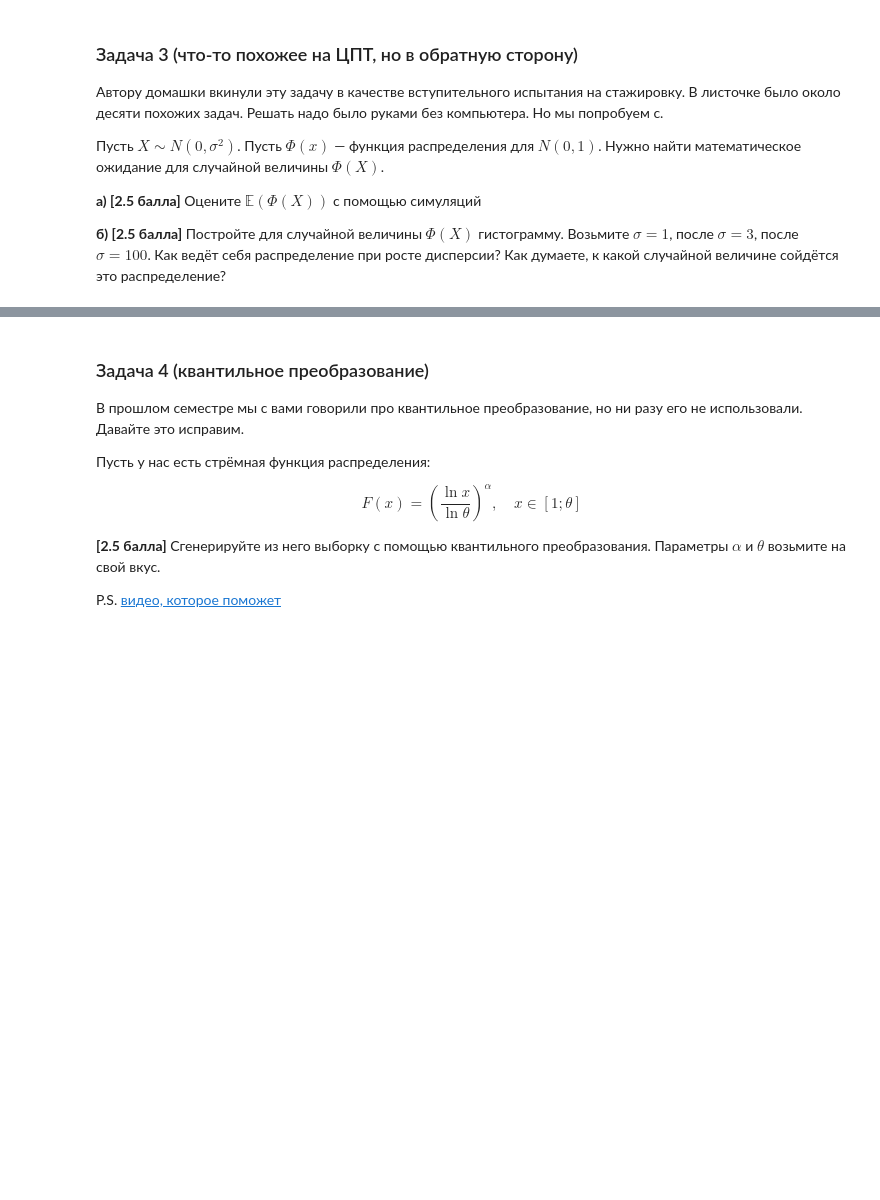
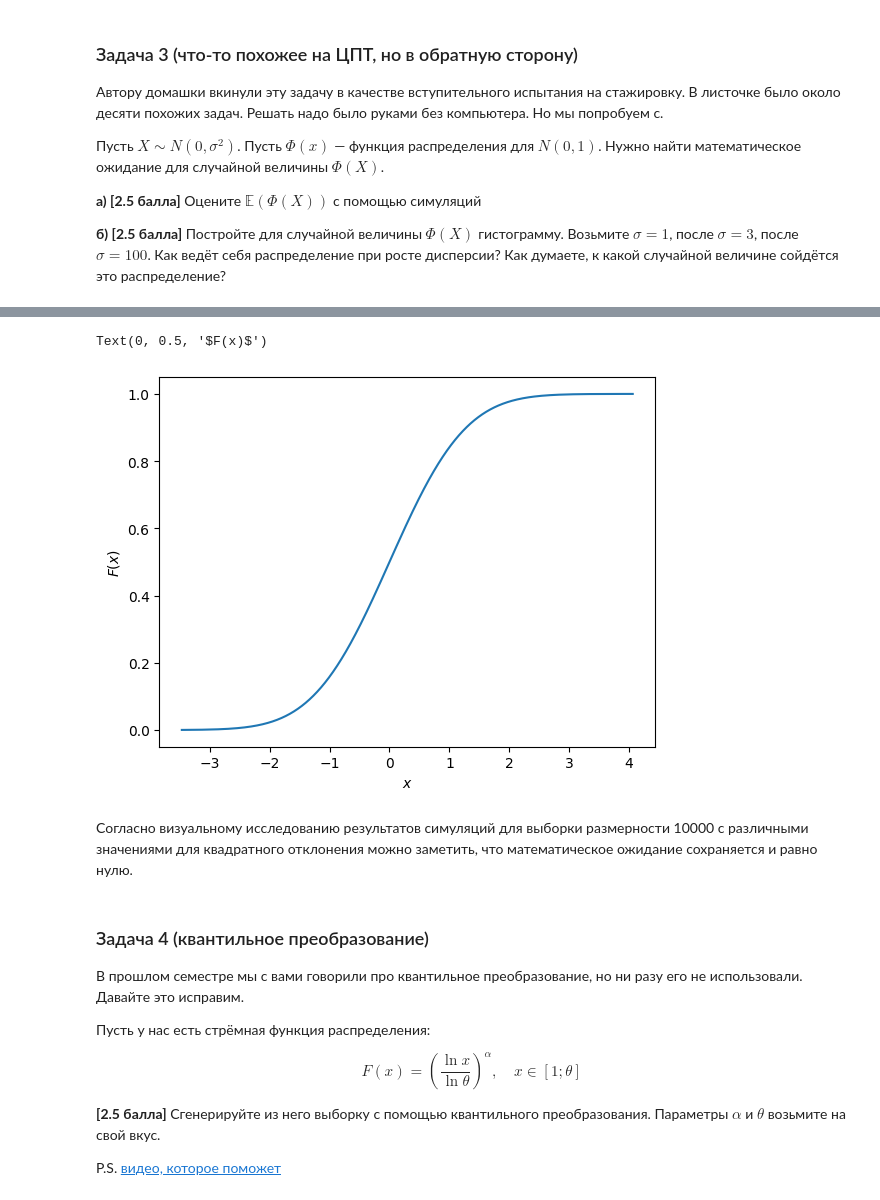
Before and after one commit to Kulikov17/MLDS_math_2022, a Jupyter notebook: hw_matstat/yam_hw01-hakuna_matata.ipynb, the cells around one changed output, grey strips where cells are left out. Saved outputs shown, nothing was run; the diff lists cells and outputs as text; code cells hidden in the pictures; blank space fills up the shorter version.

```diff
--- a/hw_matstat/yam_hw01-hakuna_matata.ipynb
+++ b/hw_matstat/yam_hw01-hakuna_matata.ipynb
@@ -343,3 +365,18 @@ __б) [2.5 балла]__ Постройте для случайной велич
+# %%
+grid_sigma = [1, 3, 100]
+x_data = [norm(loc=0, scale=i).rvs(size=10000) for i in grid_sigma]
+distribution = norm(loc=0, scale=1)
+for i in range(len(grid_sigma)):
+  grid = sorted(x_data[i])
+  plt.plot(grid, distribution.cdf(grid), label='$F(x)$')
+  break
+plt.xlabel('$x$', fontsize=10) # подписи осей
+plt.ylabel('$F(x)$', fontsize=10)
+# %% [output]
+Text(0, 0.5, '$F(x)$')
+[figure, added]
+# %% [markdown]
+Согласно визуальному исследованию результатов симуляций для выборки размерности 10000 с различными значениями для квадратного отклонения можно заметить, что математическое ожидание сохраняется и равно нулю.
 # %% [markdown]
 ### Задача 4 (квантильное преобразование)
 
```
Also changed, not shown: parts of 5 cells of this notebook.
